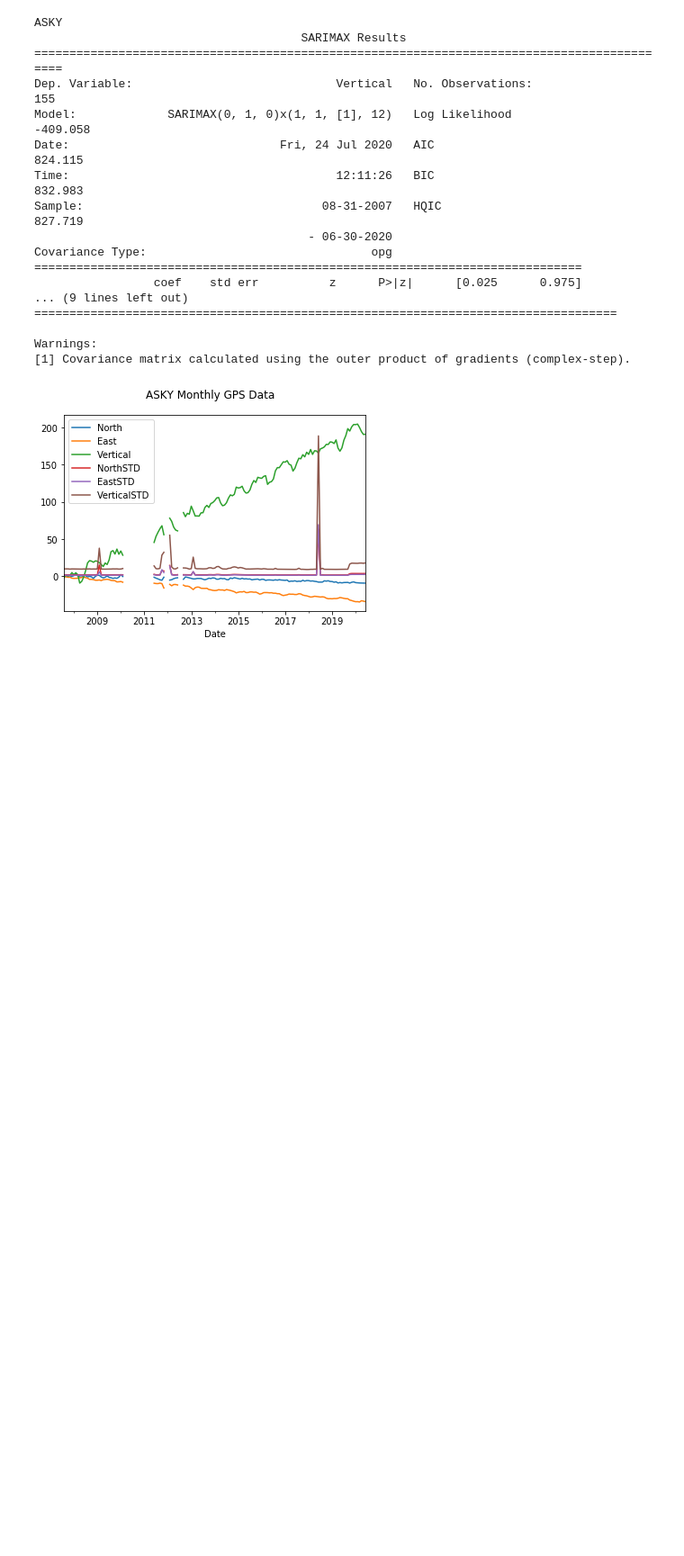
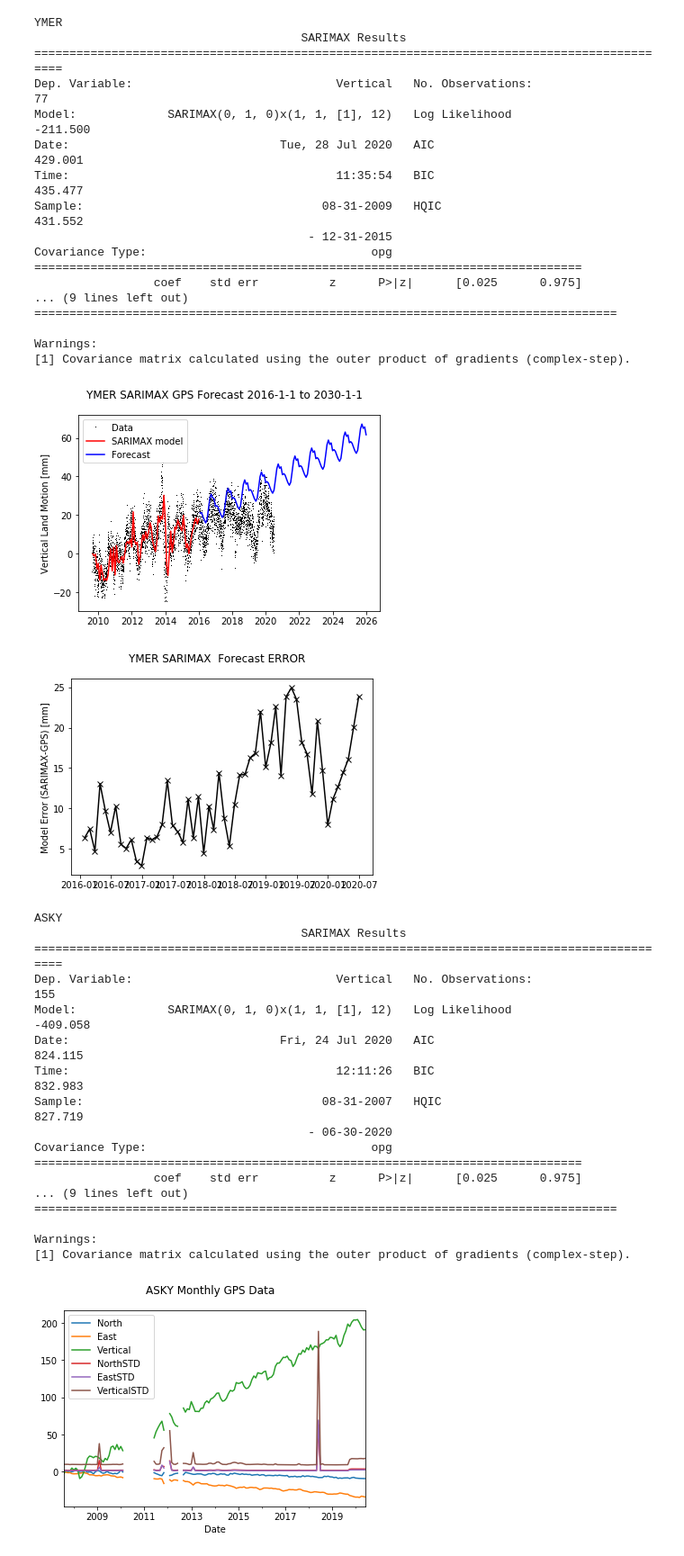
Before and after one commit to ldeo-arctictides/tidegauges-historical, a Jupyter notebook: test_SARIMAX_GPS_UNAVCO.ipynb, the cells around one changed output. Shown at 90% size. Cells and saved outputs as stored; diff of their text form; code cells hidden in the pictures; blank space fills up the shorter version.

Commit message:
ENH: edited @jsankey notebook a bit to explcitly set end period of data used to build SARIMAX model

```diff
--- a/test_SARIMAX_GPS_UNAVCO.ipynb
+++ b/test_SARIMAX_GPS_UNAVCO.ipynb
@@ -59,11 +59,13 @@ def monthly_averaging(df, site):
 
     return df_monthly
 # %%
-def SARIMAX_GPS_Monthly(df, var, site, steps, start, end, frequency):
+def test_SARIMAX_GPS_Monthly(df, var, site, steps, start, end, frequency):
     #Convert Data to monthly
     df_monthly = df.dropna().resample('1M').mean()
+#     df.loc[df.index[0]: '2020-01-01']
+
     #Create SARIMAX Model
-    mod = sm.tsa.statespace.SARIMAX(df_monthly[var].interpolate(),
+    mod = sm.tsa.statespace.SARIMAX(df_monthly[var].loc[df.index[0]: start].interpolate(),
                                                         trend='n',
                                                         order=(0,1,0),
                                                         seasonal_order=(1,1,1,12))
@@ -79,15 +81,21 @@ def SARIMAX_GPS_Monthly(df, var, site, steps, start, end, frequency):
                                     columns=['Date','ForecastSSH']).set_index('Date')
     print(f'{site}')
     print(results_SARIMAX.summary())
-    df_monthly.plot()
-    plt.suptitle(f"{site} Monthly GPS Data")
-    plt.savefig(f'figs/monthly_GPS_all_data_{site}.png')
-    plt.show()
-    plt.plot(df[var].dropna(), linestyle='', marker=',')
-    plt.plot(results_SARIMAX.fittedvalues, color='red')
-    plt.suptitle(f"{site} SARIMAX Model GPS")
-    plt.savefig(f'figs/test_SARIMAX_MODEL_GPS_{site}.png')
-    plt.show()
+
+    ##
+#     df_monthly.plot()
+#     plt.suptitle(f"{site} Monthly GPS Data")
+# #     plt.savefig(f'figs/monthly_GPS_all_data_{site}.png')
+#     plt.show()
+
+    ##
+#     plt.plot(df[var].dropna(), linestyle='', marker=',')
+#     plt.plot(results_SARIMAX.fittedvalues, color='red')
+#     plt.suptitle(f"{site} SARIMAX Model GPS")
+#     plt.savefig(f'figs/test_SARIMAX_MODEL_GPS_{site}.png')
+#     plt.show()
+
+    ##
     plt.plot(df[var].dropna(), color='black', marker=',', linestyle='', label='Data')
     plt.plot(results_SARIMAX.fittedvalues, color='red', label='SARIMAX model')
     plt.plot(SARIMAX_forecast.ForecastSSH, color='blue', label='Forecast')
@@ -95,6 +103,36 @@ def SARIMAX_GPS_Monthly(df, var, site, steps, start, end, frequency):
     plt.ylabel('Vertical Land Motion [mm]')
     plt.legend()
     plt.savefig(f'figs/test_GPS_SARIMAX_forecast_{site}.png')
+    plt.show()
+
+    ## Plot forecast - data (residual?)
+    plt.plot((SARIMAX_forecast.ForecastSSH) - df_monthly[var].dropna(),
+             color='black', marker='x', linestyle='-', label='Data')
+    plt.suptitle(f'{site} SARIMAX  Forecast ERROR')
+    plt.ylabel('Model Error (SARIMAX-GPS) [mm]')
+    plt.savefig(f'figs/test_GPS_SARIMAX_forecast_ERROR_{site}.png')
+# %%
+test_SARIMAX_GPS_Monthly(df, 'Vertical', filepath[-18:-14], 120, '2016-1-1', '2030-1-1', 'M')
+# %% [output]
+YMER
+                                      SARIMAX Results
+============================================================================================
+Dep. Variable:                             Vertical   No. Observations:                   77
+Model:             SARIMAX(0, 1, 0)x(1, 1, [1], 12)   Log Likelihood                -211.500
+Date:                              Tue, 28 Jul 2020   AIC                            429.001
+Time:                                      11:35:54   BIC                            435.477
+Sample:                                  08-31-2009   HQIC                           431.552
+                                       - 12-31-2015
+Covariance Type:                                opg
+==============================================================================
+                 coef    std err          z      P>|z|      [0.025      0.975]
+... (9 lines left out)
+===================================================================================
+
+Warnings:
+[1] Covariance matrix calculated using the outer product of gradients (complex-step).
+[figure, added]
+[figure, added]
 # %%
 for f, filepath in enumerate(filenames):
     df = read_GPS_nam14_UNAVCO(filepath)
```
Also changed, not shown: parts of 3 cells of this notebook, 3 other files.
